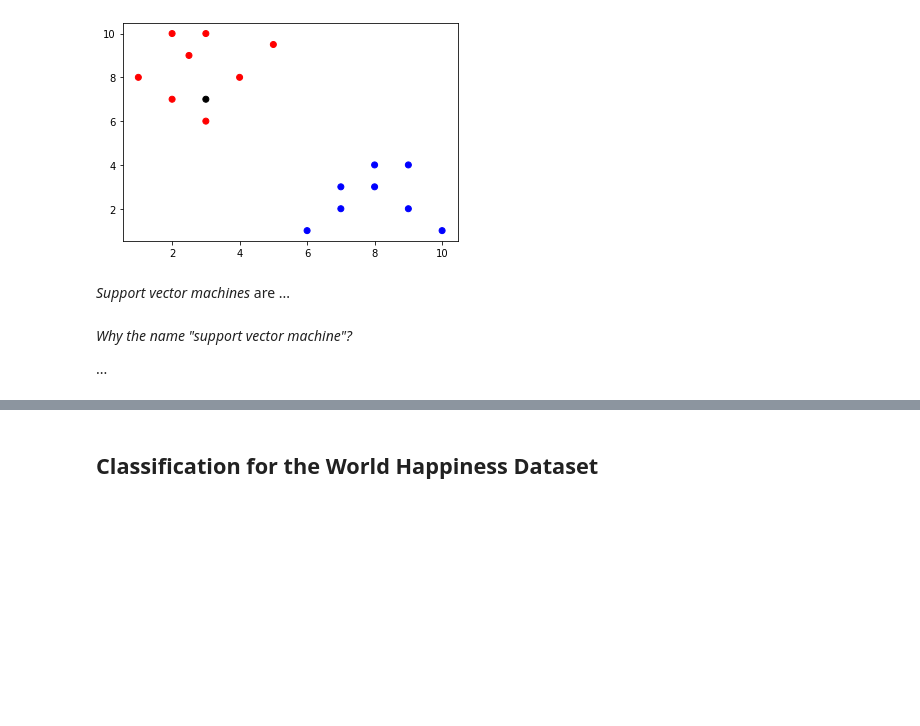
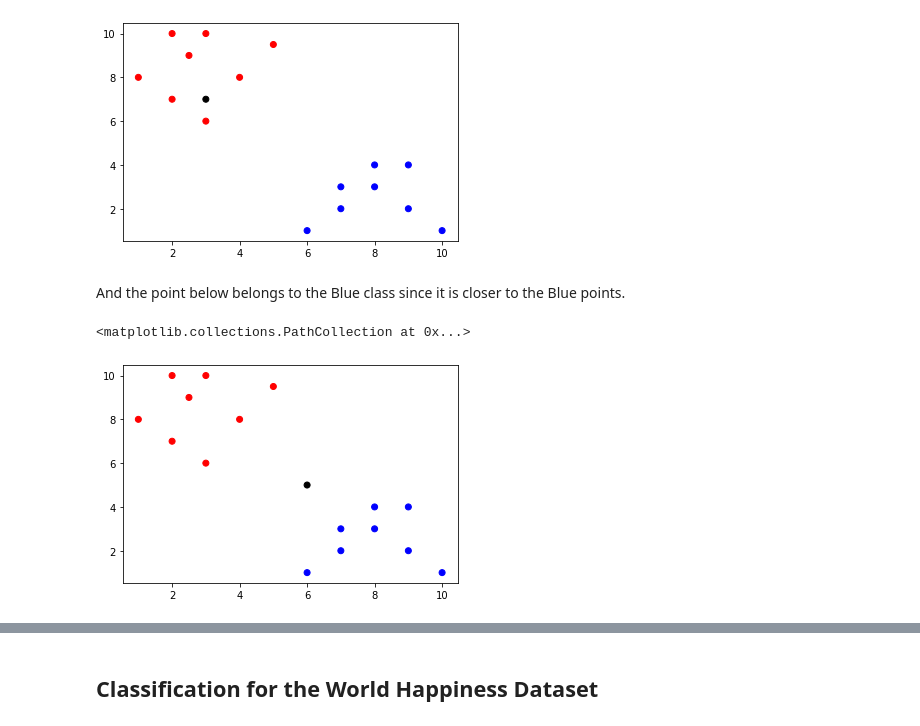
Before and after one commit to kteavery/dip-into-data-tutorial, a Jupyter notebook: lessons/classification-lesson.ipynb, the cells around one changed output, grey strips where cells are left out. Drawn from its saved outputs; the diff is of its cells as text; code cells hidden in the pictures; blank space fills up the shorter version.

```diff
--- a/lessons/classification-lesson.ipynb
+++ b/lessons/classification-lesson.ipynb
@@ -48,9 +48,13 @@ plt.scatter(x=new_data["x"], y=new_data["y"], c=new_data["class"])
 # %% [output]
 <matplotlib.collections.PathCollection at 0x...>
 [figure]
-# %% [markdown]
-*Support vector machines* are ...
-# %% [markdown]
-*Why the name "support vector machine"?*
-
-...
+# %% [markdown]
+And the point below belongs to the Blue class since it is closer to the Blue points.
+# %%
+# Create and add a new point to the dataset.
+new_point = pandas.DataFrame({"x":[6], "y":[5], "class":["k"]})
+new_data = data.append(new_point)
+plt.scatter(x=new_data["x"], y=new_data["y"], c=new_data["class"])
+# %% [output]
+<matplotlib.collections.PathCollection at 0x...>
+[figure, added]
```
Also changed, not shown: parts of 2 cells of this notebook, 3 other files.
